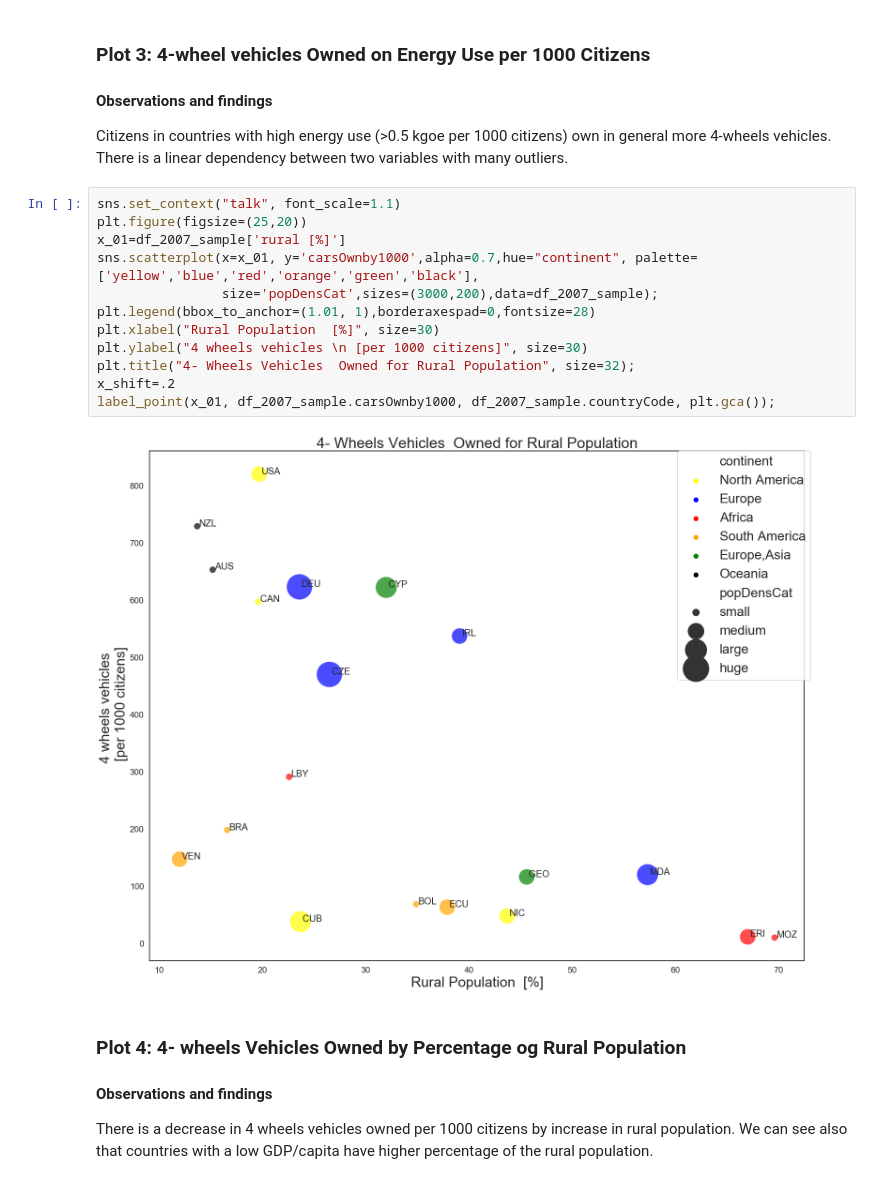
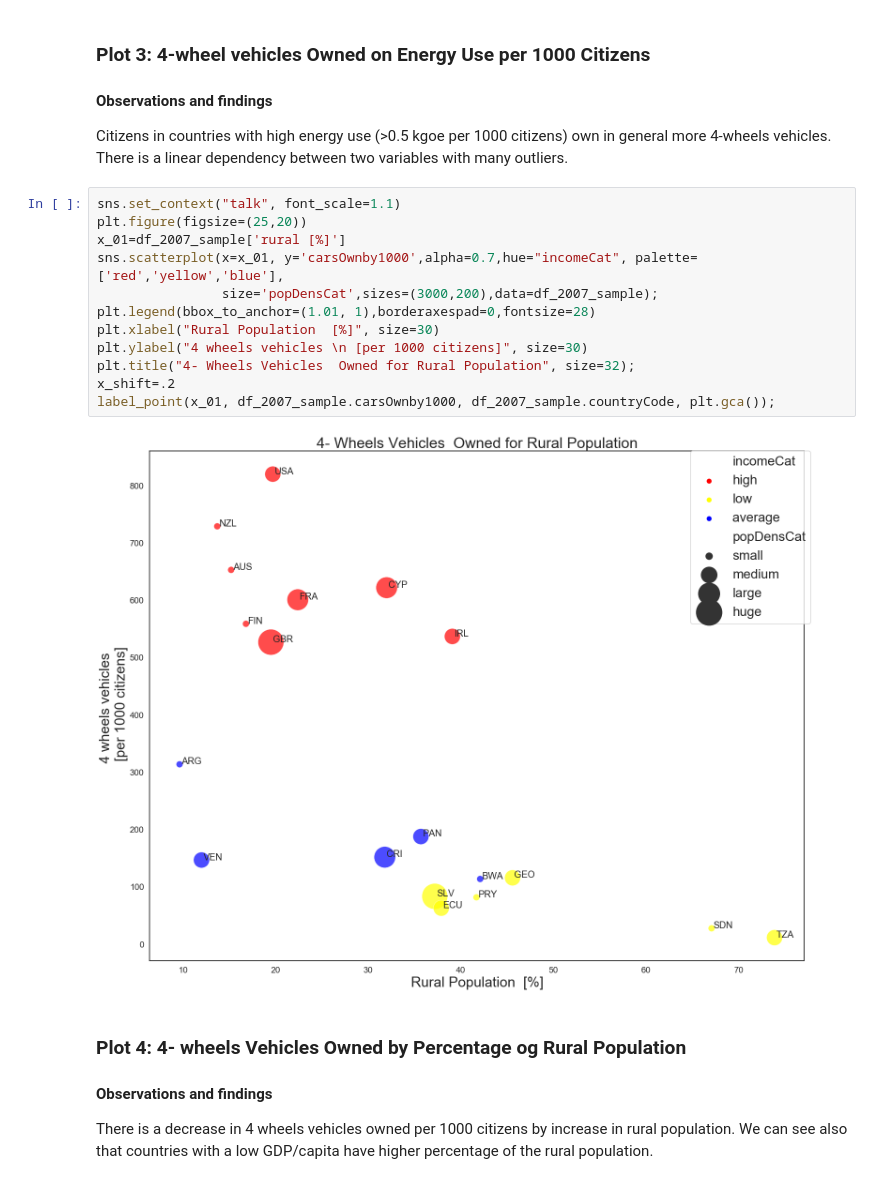
Before and after one commit to MishC/Udacity_DataAnalyst, a Jupyter notebook: project2_Investigate_Dataset/Udacity_DataAnalystNanodegree_project2.ipynb, the cells around one changed output. Saved outputs shown, nothing was run; the diff lists cells and outputs as text.

```diff
--- a/project2_Investigate_Dataset/Udacity_DataAnalystNanodegree_project2.ipynb
+++ b/project2_Investigate_Dataset/Udacity_DataAnalystNanodegree_project2.ipynb
@@ -531,17 +531,17 @@ Citizens in countries with high energy use (>0.5 kgoe per 1000 citizens) own in
 # %%
 sns.set_context("talk", font_scale=1.1)
 plt.figure(figsize=(25,20))
 x_01=df_2007_sample['rural [%]']
-sns.scatterplot(x=x_01, y='carsOwnby1000',alpha=0.7,hue="continent", palette=['yellow','blue','red','orange','green','black'],
+sns.scatterplot(x=x_01, y='carsOwnby1000',alpha=0.7,hue="incomeCat", palette=['red','yellow','blue'],
                 size='popDensCat',sizes=(3000,200),data=df_2007_sample);
 plt.legend(bbox_to_anchor=(1.01, 1),borderaxespad=0,fontsize=28)
 plt.xlabel("Rural Population  [%]", size=30)
 plt.ylabel("4 wheels vehicles \n [per 1000 citizens]", size=30)
 plt.title("4- Wheels Vehicles  Owned for Rural Population", size=32);
 x_shift=.2
 label_point(x_01, df_2007_sample.carsOwnby1000, df_2007_sample.countryCode, plt.gca());
 # %% [output]
-[figure, old version]
+[figure, new version]
 # %% [markdown]
 ### Plot 4: 4- wheels Vehicles Owned by Percentage og Rural Population
 #### Observations and findings
```
Also changed, not shown: parts of 8 cells of this notebook.
